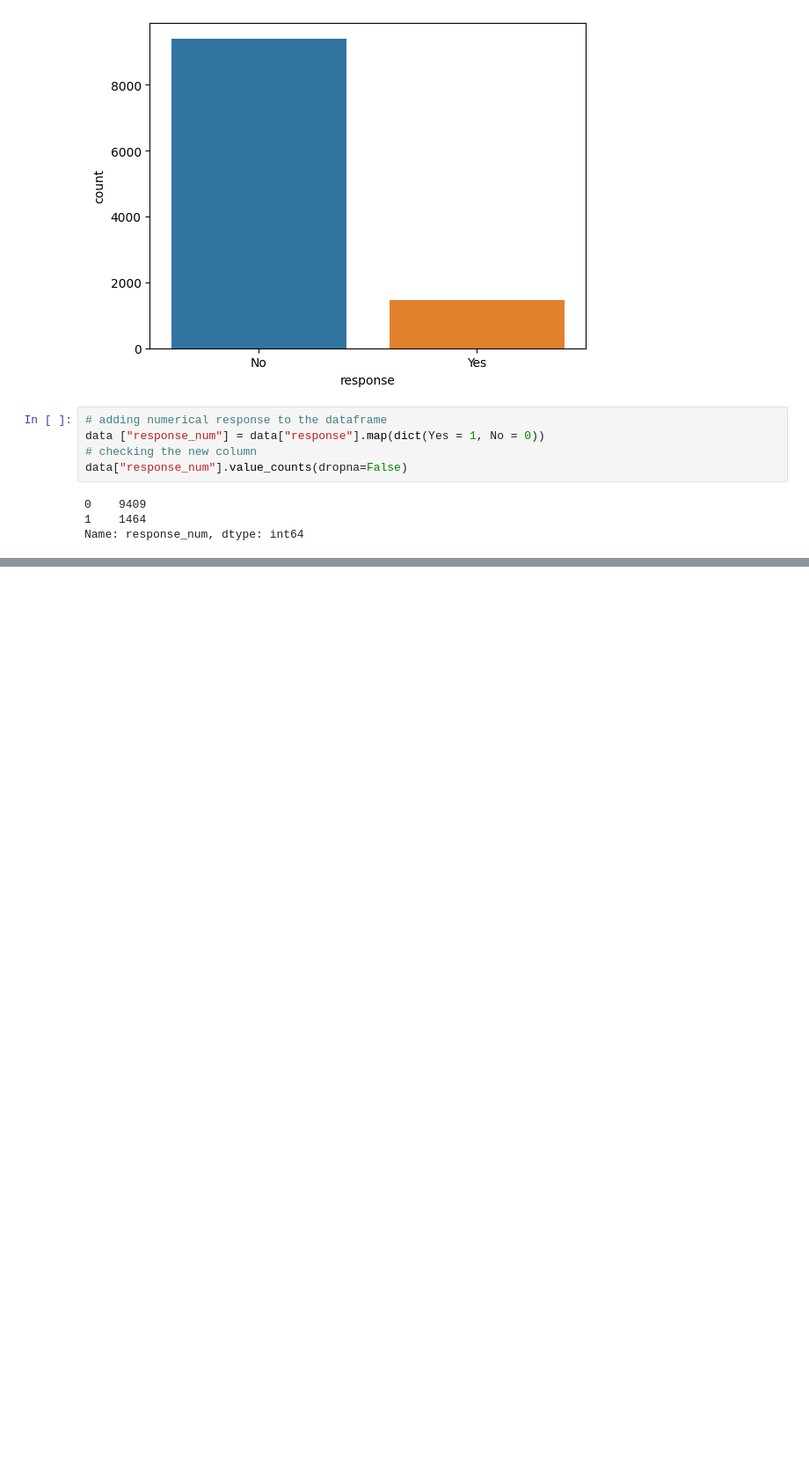
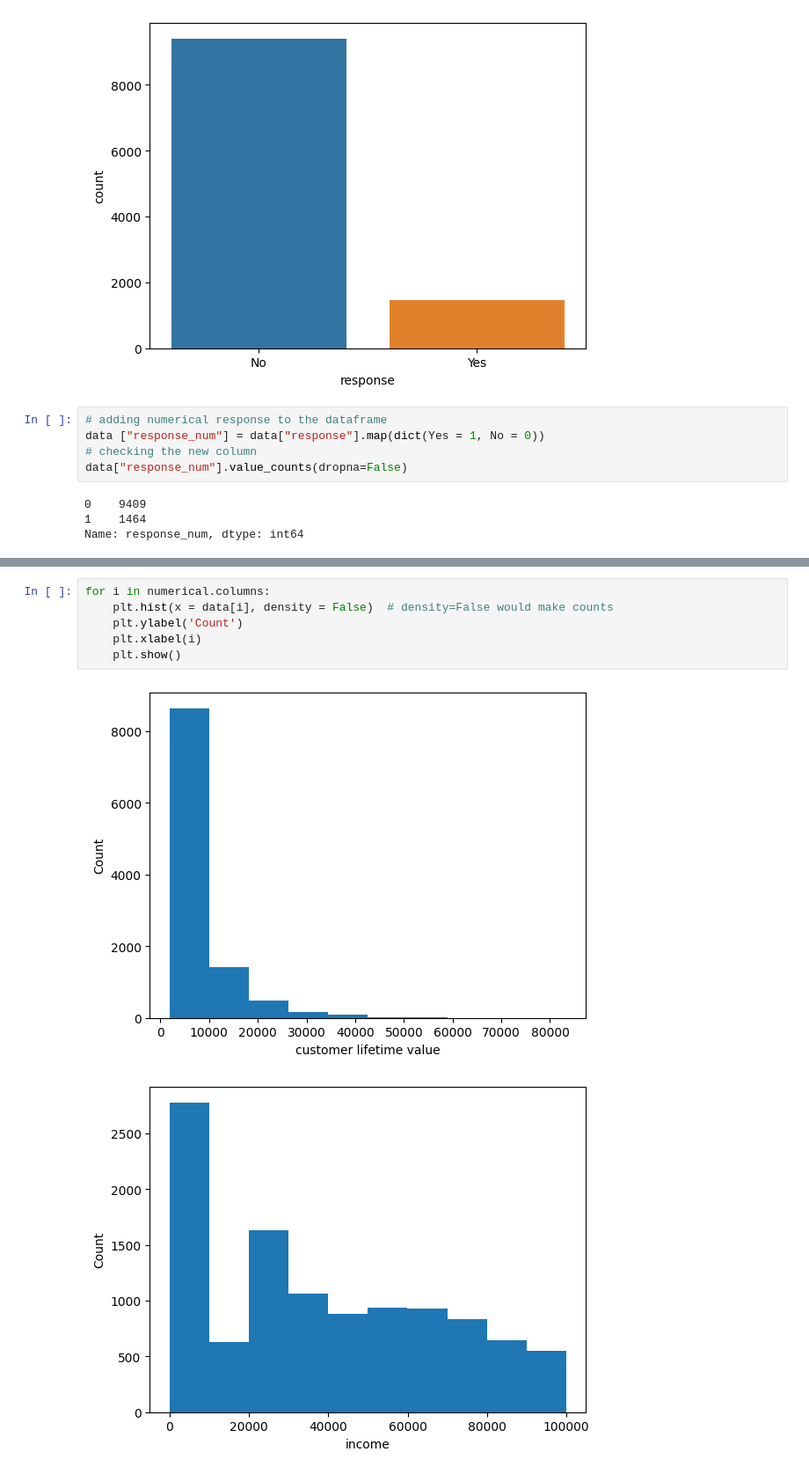
Before and after one commit to mdimasaac/lab-customer-analysis-round-2, a Jupyter notebook: solution round 2.ipynb, the cells around one changed output, grey strips where cells are left out. Shown: that part at 88% size. Saved outputs shown, nothing was run; the diff lists cells and outputs as text; blank space fills up the shorter version.

```diff
--- a/solution round 2.ipynb
+++ b/solution round 2.ipynb
@@ -429,0 +481,9 @@ plt.show()
+# %%
+for i in numerical.columns:
+    plt.hist(x = data[i], density = False)  # density=False would make counts
+    plt.ylabel('Count')
+    plt.xlabel(i)
+    plt.show()
+# %% [output]
+[figure, added]
+[figure, added]
```
Also changed, not shown: parts of 22 cells of this notebook.
